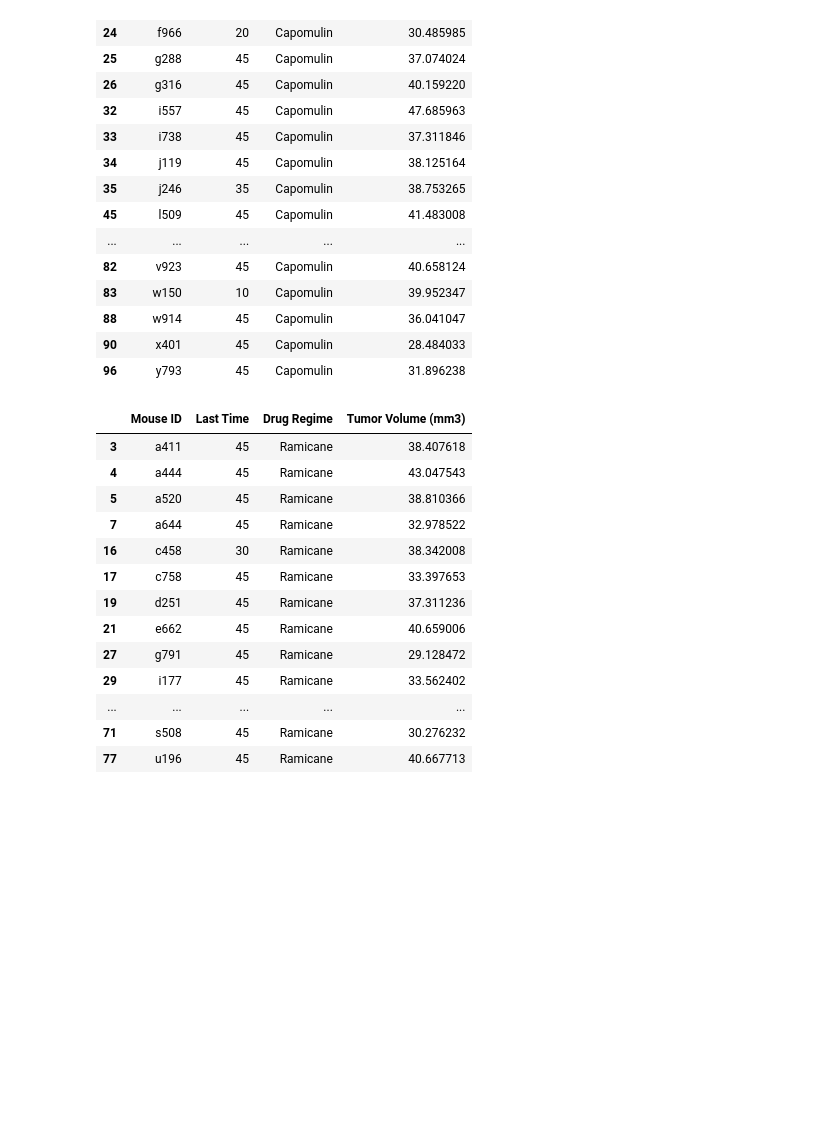
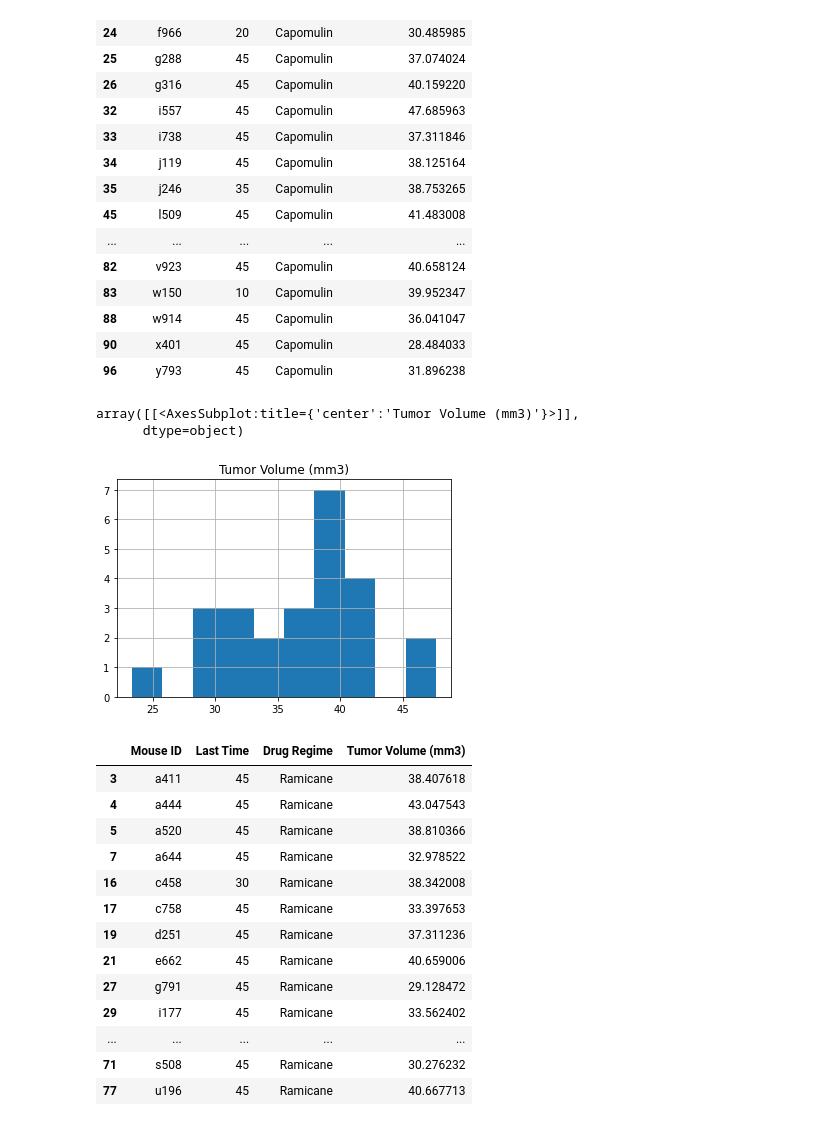
Before and after one commit to sarahDH615/matplotlib_challenge, a Jupyter notebook: pymaceuticals_starter_edited.ipynb, the cells around one changed output. Saved outputs shown, nothing was run; the diff lists cells and outputs as text; code cells hidden in the pictures; blank space fills up the shorter version.

```diff
--- a/pymaceuticals_starter_edited.ipynb
+++ b/pymaceuticals_starter_edited.ipynb
@@ -343,6 +345,12 @@ ca_df
 | 88 | w914 | 45 | Capomulin | 36.041047 |
 | 90 | x401 | 45 | Capomulin | 28.484033 |
 | 96 | y793 | 45 | Capomulin | 31.896238 |
+# %%
+ca_df.hist()
+# %% [output]
+array([[<AxesSubplot:title={'center':'Tumor Volume (mm3)'}>]],
+      dtype=object)
+[figure, added]
 # %%
 ra_df
 # %% [output]
```
Also changed, not shown: parts of 12 cells of this notebook.
